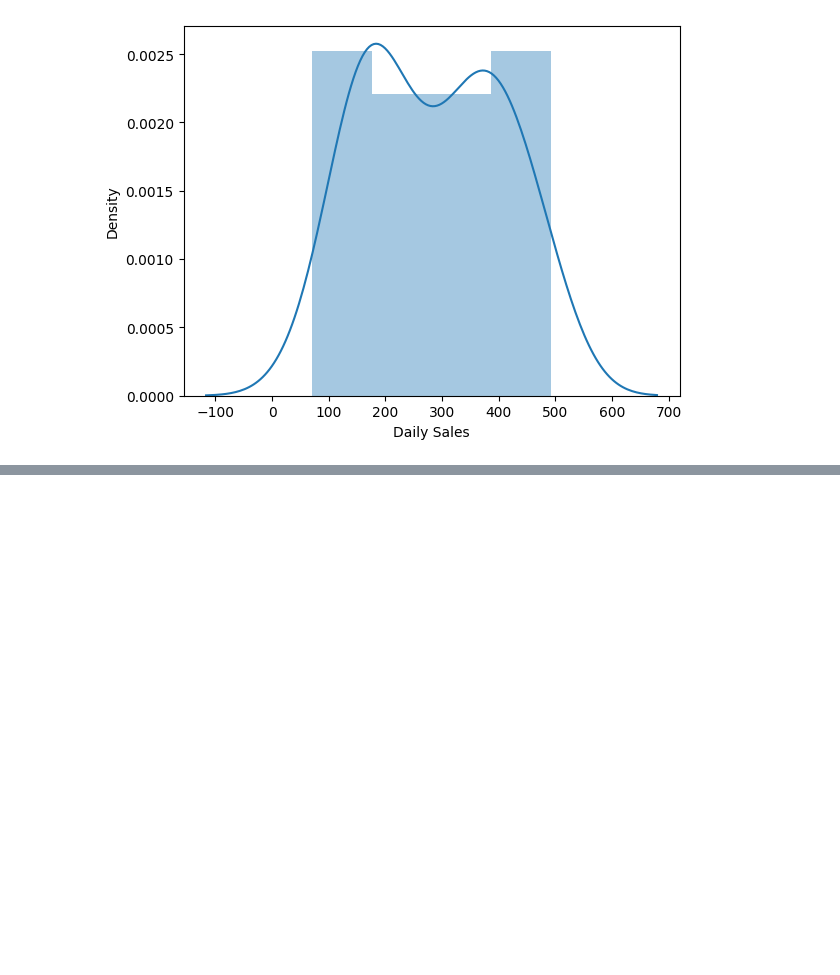
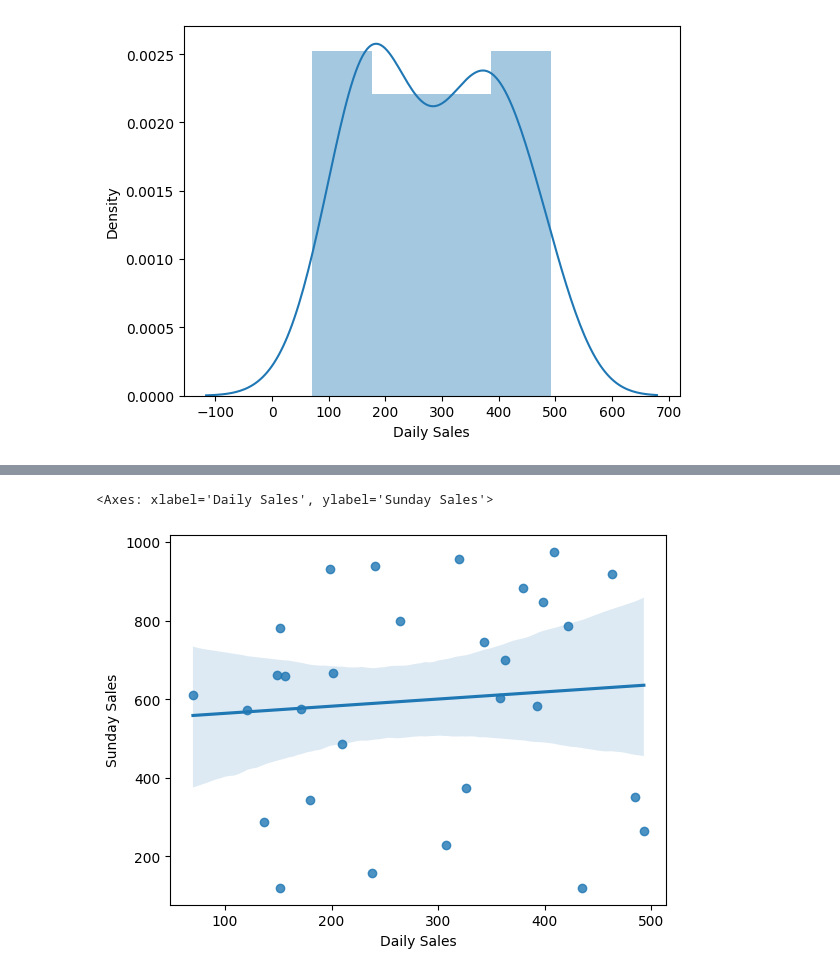
Before and after one commit to Aryanth003/ml_with_fflask, a Jupyter notebook: single_linear.ipynb, the cells around one changed output, grey strips where cells are left out. Saved outputs shown, nothing was run; the diff lists cells and outputs as text; code cells hidden in the pictures; blank space fills up the shorter version.

```diff
--- a/single_linear.ipynb
+++ b/single_linear.ipynb
@@ -70,0 +67,5 @@ a
+# %%
+sns.regplot(x="Daily Sales",y="Sunday Sales",data=df)
+# %% [output]
+<Axes: xlabel='Daily Sales', ylabel='Sunday Sales'>
+[figure, added]
```
Also changed, not shown: parts of 1 cell of this notebook.
